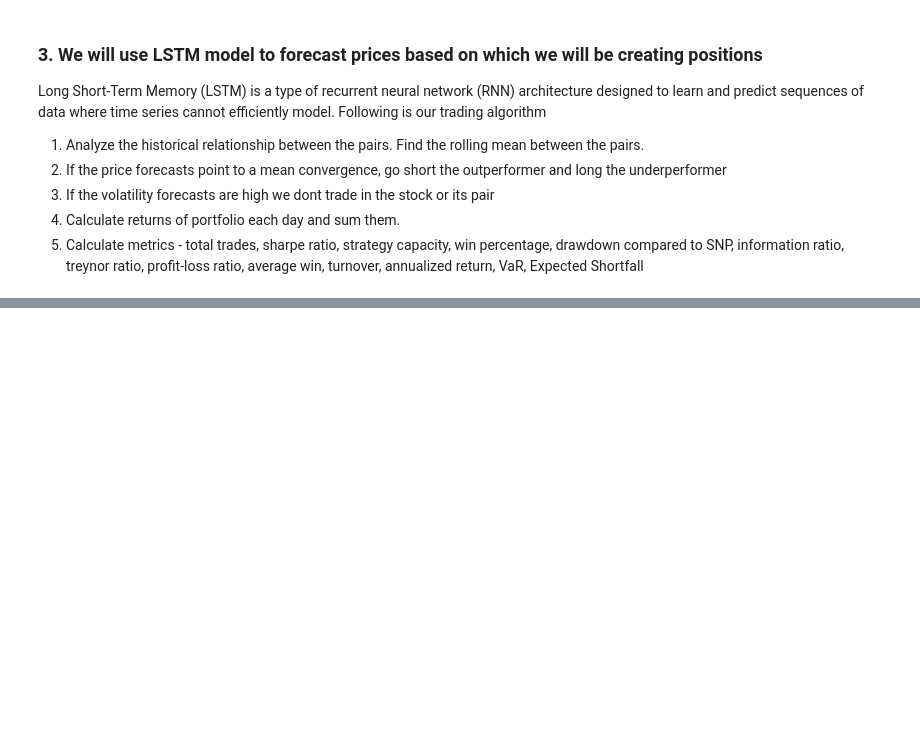
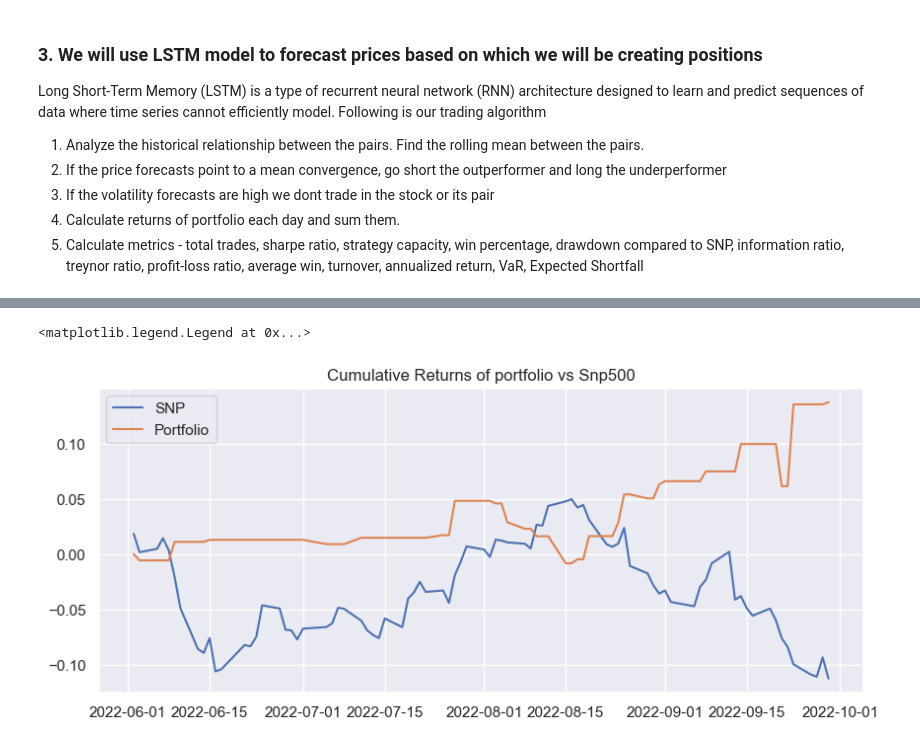
Before and after one commit to AkashRinge/Long-Short-Statistical-Arbitrage, a Jupyter notebook: QAM_project.ipynb, the cells around one changed output, grey strips where cells are left out. Cells and saved outputs as stored; diff of their text form; code cells hidden in the pictures; blank space fills up the shorter version.

```diff
--- a/QAM_project.ipynb
+++ b/QAM_project.ipynb
@@ -667,0 +675,9 @@ output
+# %%
+plt.figure(figsize=(10,4))
+plt.title("Cumulative Returns of portfolio vs Snp500")
+plt.plot(snp_cumulative-1, label="SNP")
+plt.plot(portfolio["cumulative"]-1, label="Portfolio")
+plt.legend()
+# %% [output]
+<matplotlib.legend.Legend at 0x...>
+[figure, added]
```
Also changed, not shown: parts of 24 cells of this notebook.
